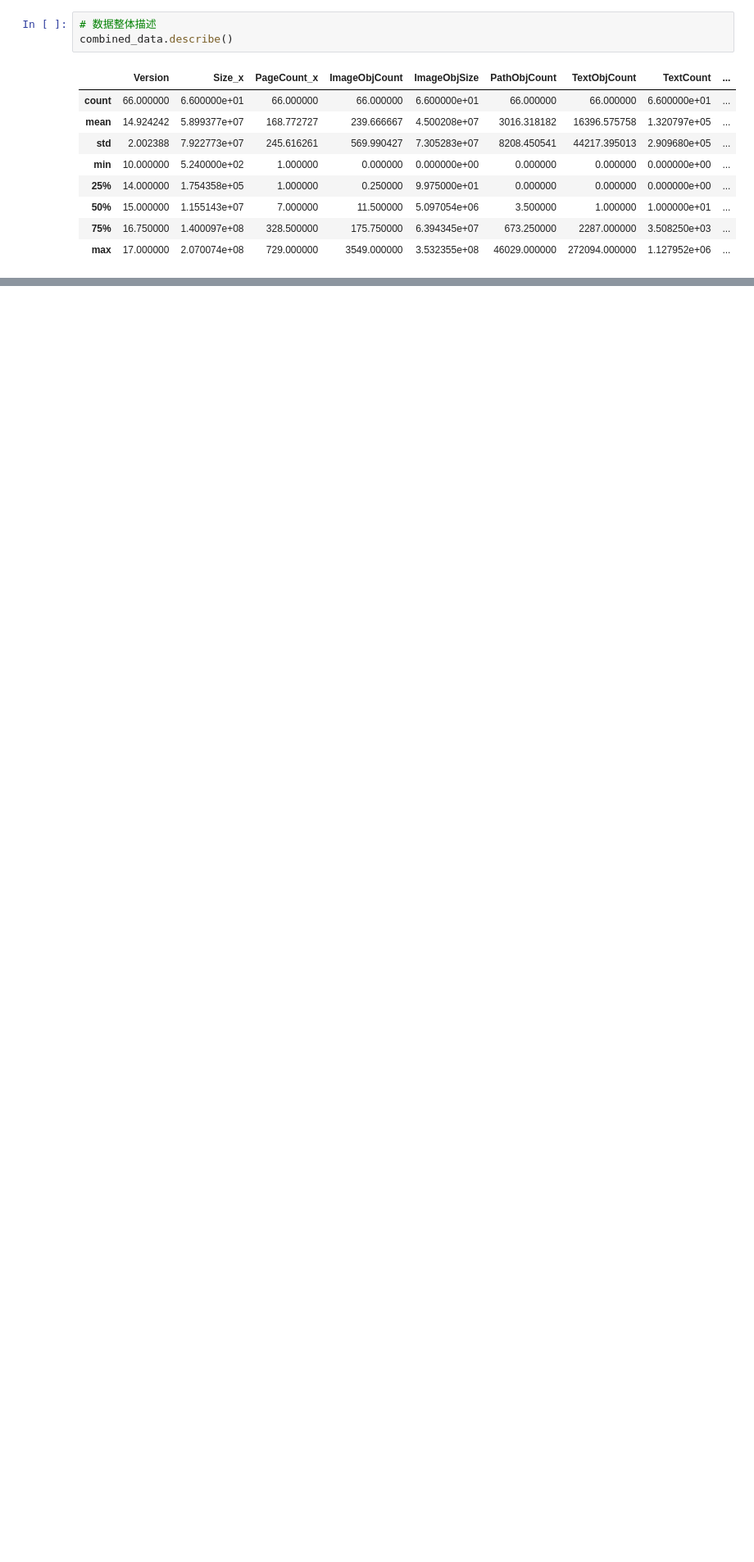
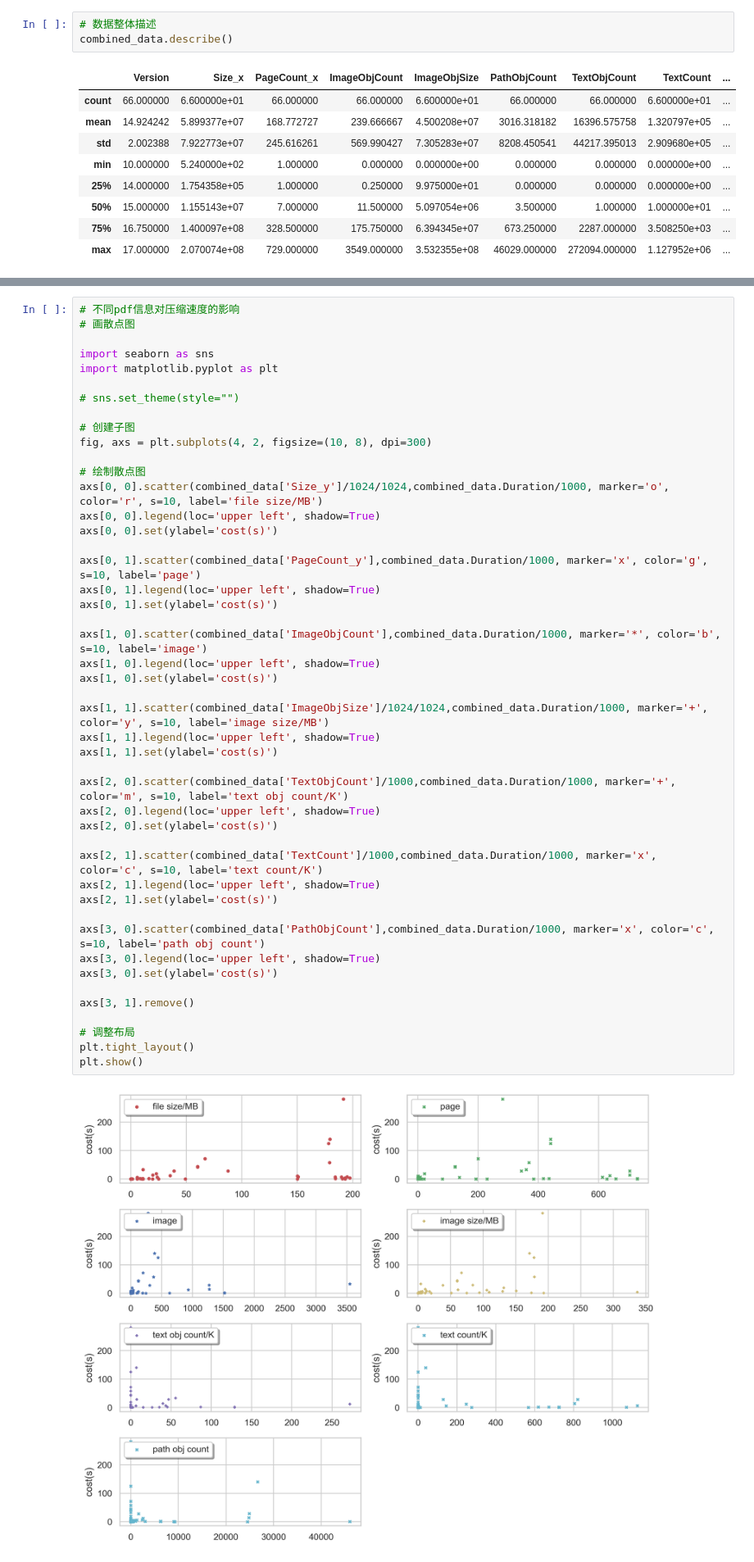
Before and after one commit to ZMbiubiubiu/zm-machine-learning-in-action, a Jupyter notebook: data-analyse/unipdf-compress/analyse.ipynb, the cells around one changed output, grey strips where cells are left out. Shown at 82% size. Drawn from its saved outputs; the diff is of its cells as text; blank space fills up the shorter version.

```diff
--- a/data-analyse/unipdf-compress/analyse.ipynb
+++ b/data-analyse/unipdf-compress/analyse.ipynb
@@ -101,0 +106,48 @@ plt.show()
+# %%
+# 不同pdf信息对压缩速度的影响
+# 画散点图
+
+import seaborn as sns
+import matplotlib.pyplot as plt
+
+# sns.set_theme(style="")
+
+# 创建子图
+fig, axs = plt.subplots(4, 2, figsize=(10, 8), dpi=300)
+
+# 绘制散点图
+axs[0, 0].scatter(combined_data['Size_y']/1024/1024,combined_data.Duration/1000, marker='o', color='r', s=10, label='file size/MB')
+axs[0, 0].legend(loc='upper left', shadow=True)
+axs[0, 0].set(ylabel='cost(s)')
+
+axs[0, 1].scatter(combined_data['PageCount_y'],combined_data.Duration/1000, marker='x', color='g', s=10, label='page')
+axs[0, 1].legend(loc='upper left', shadow=True)
+axs[0, 1].set(ylabel='cost(s)')
+
+axs[1, 0].scatter(combined_data['ImageObjCount'],combined_data.Duration/1000, marker='*', color='b', s=10, label='image')
+axs[1, 0].legend(loc='upper left', shadow=True)
+axs[1, 0].set(ylabel='cost(s)')
+
+axs[1, 1].scatter(combined_data['ImageObjSize']/1024/1024,combined_data.Duration/1000, marker='+', color='y', s=10, label='image size/MB')
+axs[1, 1].legend(loc='upper left', shadow=True)
+axs[1, 1].set(ylabel='cost(s)')
+
+axs[2, 0].scatter(combined_data['TextObjCount']/1000,combined_data.Duration/1000, marker='+', color='m', s=10, label='text obj count/K')
+axs[2, 0].legend(loc='upper left', shadow=True)
+axs[2, 0].set(ylabel='cost(s)')
+
+axs[2, 1].scatter(combined_data['TextCount']/1000,combined_data.Duration/1000, marker='x', color='c', s=10, label='text count/K')
+axs[2, 1].legend(loc='upper left', shadow=True)
+axs[2, 1].set(ylabel='cost(s)')
+
+axs[3, 0].scatter(combined_data['PathObjCount'],combined_data.Duration/1000, marker='x', color='c', s=10, label='path obj count')
+axs[3, 0].legend(loc='upper left', shadow=True)
+axs[3, 0].set(ylabel='cost(s)')
+
+axs[3, 1].remove()
+
+# 调整布局
+plt.tight_layout()
+plt.show()
+# %% [output]
+[figure, added]
```
Also changed, not shown: parts of 9 cells of this notebook.
